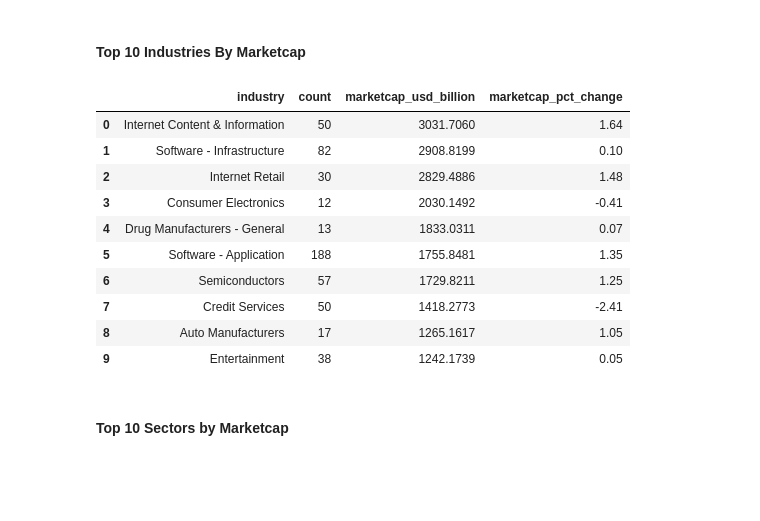
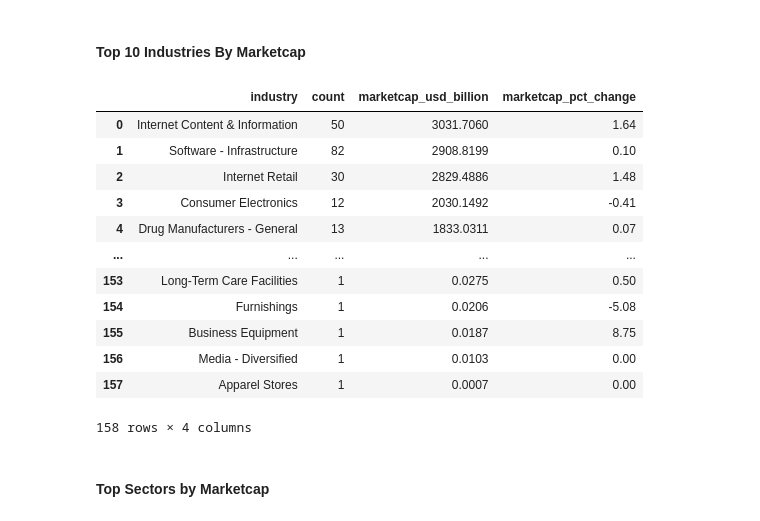
Before and after one commit to fidapco/notebooks, a Jupyter notebook: todays_market.ipynb, the cells around one changed output. Cells and saved outputs as stored; diff of their text form; code cells hidden in the pictures; blank space fills up the shorter version.

```diff
--- a/todays_market.ipynb
+++ b/todays_market.ipynb
@@ -147,20 +147,22 @@ df_mc_loses
 # %% [markdown]
 #### Top 10 Industries By Marketcap
 # %%
-df_industries = fidap.sql("""SELECT "industry", COUNT("industry") as "count",SUM("marketcap"/1e15) as "marketcap_usd_billion", ROUND((SUM("mc_ch"/1e15)/"marketcap_usd_billion")*100,2) as "marketcap_pct_change" FROM "FIDAP_DATA_SOURCES"."FIDAP_SCHEMA"."tickers" WHERE "marketcap" IS NOT NULL GROUP BY "industry" ORDER BY "marketcap_usd_billion" DESC LIMIT 10;""")
+df_industries = fidap.sql("""SELECT "industry", COUNT("industry") as "count",SUM("marketcap"/1e15) as "marketcap_usd_billion", ROUND((SUM("mc_ch"/1e15)/"marketcap_usd_billion")*100,2) as "marketcap_pct_change" FROM "FIDAP_DATA_SOURCES"."FIDAP_SCHEMA"."tickers" WHERE "marketcap" IS NOT NULL GROUP BY "industry" ORDER BY "marketcap_usd_billion" DESC;""")
 df_industries
 # %% [output]
 |  | industry | count | marketcap_usd_billion | marketcap_pct_change |
 | 0 | Internet Content & Information | 50 | 3031.7060 | 1.64 |
 | 1 | Software - Infrastructure | 82 | 2908.8199 | 0.10 |
 | 2 | Internet Retail | 30 | 2829.4886 | 1.48 |
 | 3 | Consumer Electronics | 12 | 2030.1492 | -0.41 |
 | 4 | Drug Manufacturers - General | 13 | 1833.0311 | 0.07 |
-| 5 | Software - Application | 188 | 1755.8481 | 1.35 |
-| 6 | Semiconductors | 57 | 1729.8211 | 1.25 |
-| 7 | Credit Services | 50 | 1418.2773 | -2.41 |
-| 8 | Auto Manufacturers | 17 | 1265.1617 | 1.05 |
-| 9 | Entertainment | 38 | 1242.1739 | 0.05 |
+| ... | ... | ... | ... | ... |
+| 153 | Long-Term Care Facilities | 1 | 0.0275 | 0.50 |
+| 154 | Furnishings | 1 | 0.0206 | -5.08 |
+| 155 | Business Equipment | 1 | 0.0187 | 8.75 |
+| 156 | Media - Diversified | 1 | 0.0103 | 0.00 |
+| 157 | Apparel Stores | 1 | 0.0007 | 0.00 |
+158 rows × 4 columns
 # %% [markdown]
-#### Top 10 Sectors by Marketcap
+#### Top Sectors by Marketcap
 # %%
```
Also changed, not shown: parts of 1 cell of this notebook.
